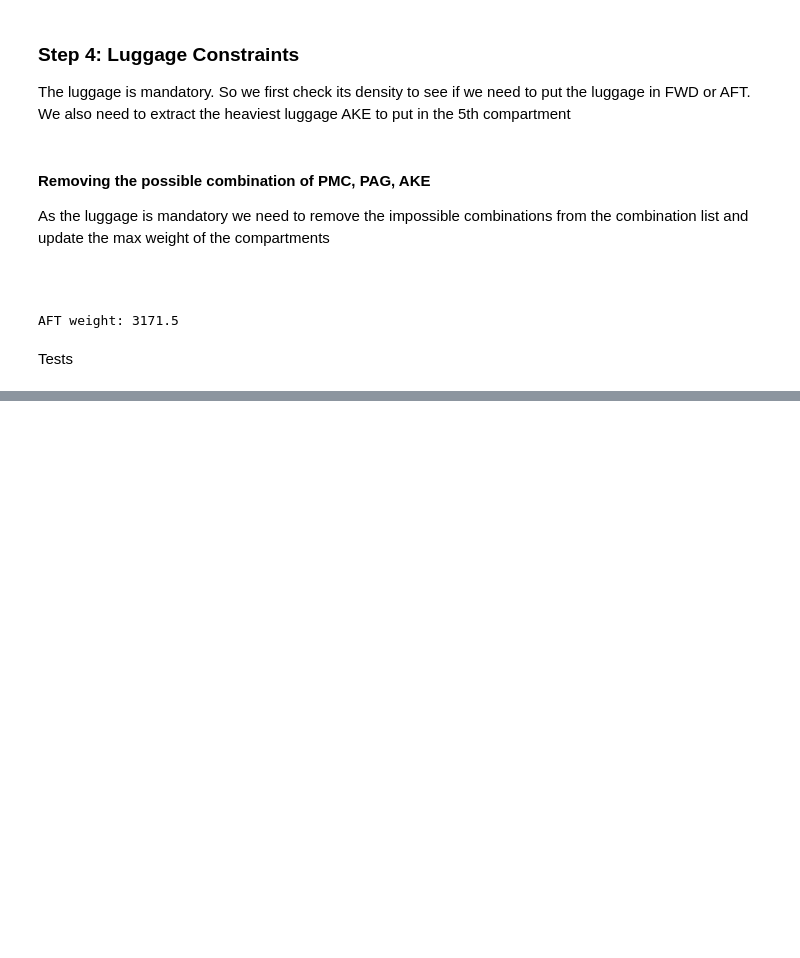
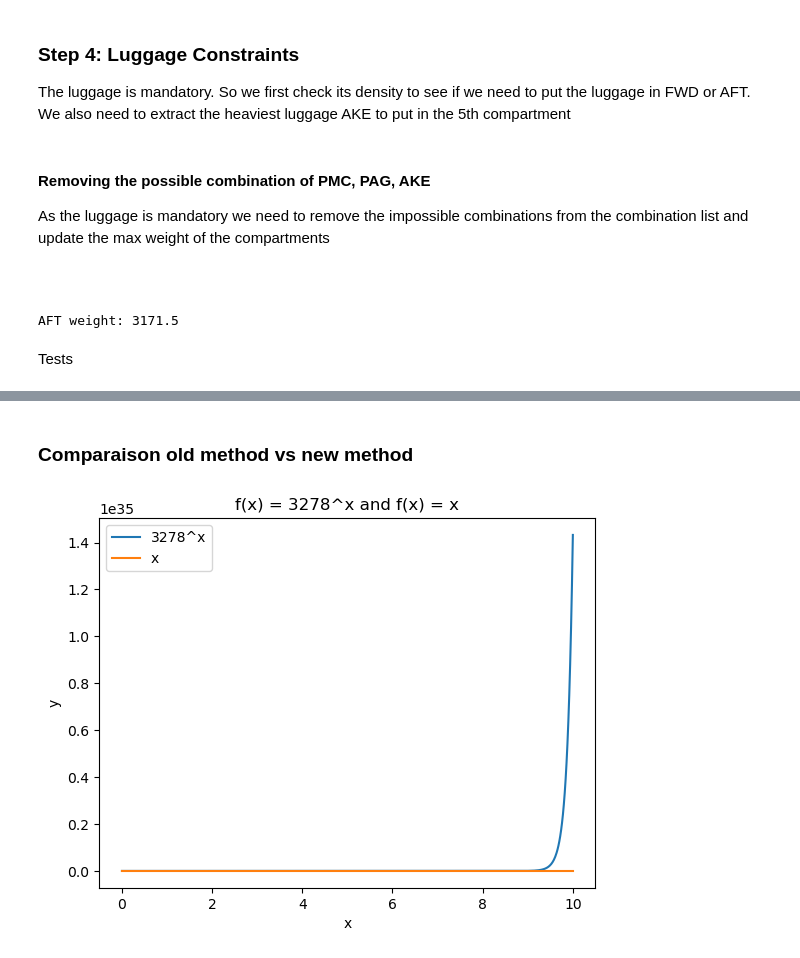
Before and after one commit to 5-2-5-equipe-2/amadeus-project-cargo, a Jupyter notebook: src/amadeus.ipynb, the cells around one changed output, grey strips where cells are left out. Drawn from its saved outputs; the diff is of its cells as text; code cells hidden in the pictures; blank space fills up the shorter version.

```diff
--- a/src/amadeus.ipynb
+++ b/src/amadeus.ipynb
@@ -646,0 +662,21 @@ plt.show()
+# %% [markdown]
+### Comparaison old method vs new method
+# %%
+## plot graph of f(x) = 3278^x and f(x) = x
+
+import matplotlib.pyplot as plt
+import numpy as np
+
+x2 = np.linspace(0, 10, 1000)
+y2 = 3278 ** x2
+z2 = 10000 * (x2 - x2)
+
+plt.plot(x2, y2, label='3278^x')
+plt.plot(x2, z2, label='x')
+plt.xlabel('x')
+plt.ylabel('y')
+plt.title('f(x) = 3278^x and f(x) = x')
+plt.legend()
+plt.show()
+# %% [output]
+[figure, added]
```
Also changed, not shown: parts of 9 cells of this notebook.
